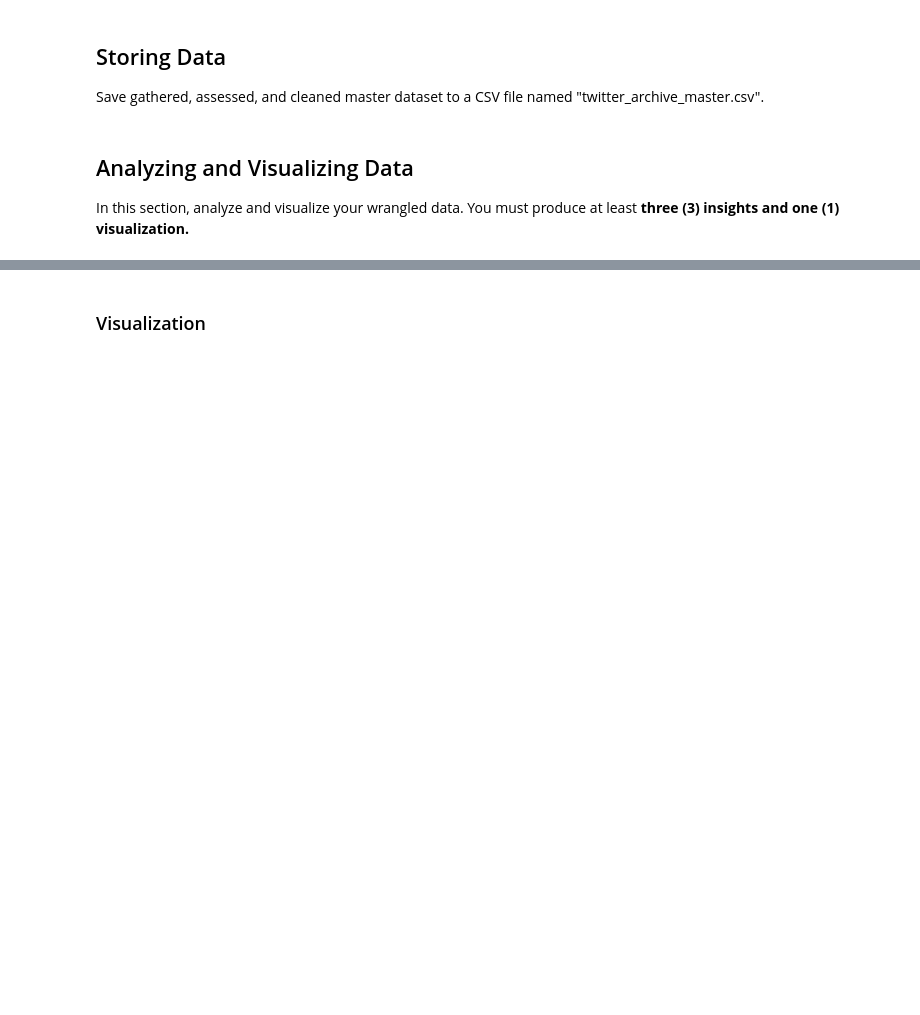
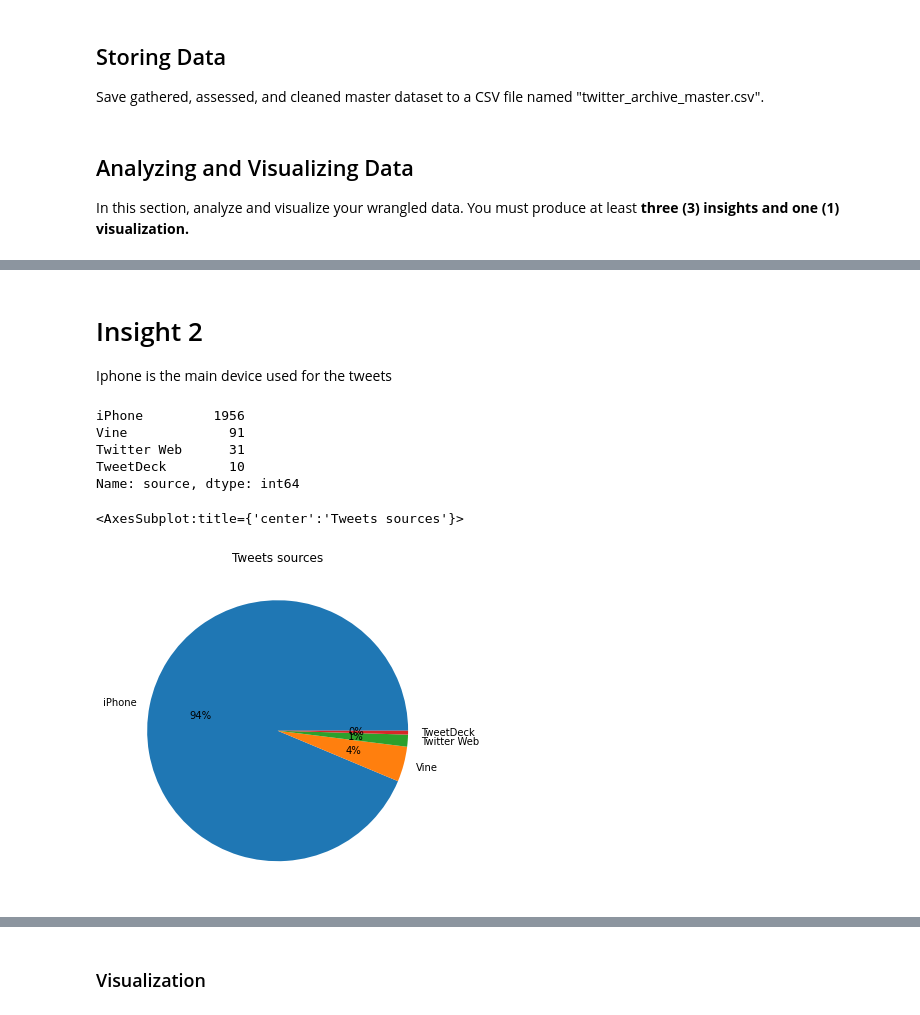
Before and after one commit to alabamustapha/WeRateDog, a Jupyter notebook: wrangle_act.ipynb, the cells around one changed output, grey strips where cells are left out. Saved outputs shown, nothing was run; the diff lists cells and outputs as text; code cells hidden in the pictures; blank space fills up the shorter version.

```diff
--- a/wrangle_act.ipynb
+++ b/wrangle_act.ipynb
@@ -160,0 +519,3 @@ In this section, clean **all** of the issues you documented while assessing.
+# %%
+tweet_archive_clean.loc[tweet_archive_clean.tweet_id == 682962037429899265, 'rating_numerator'] = 10
+tweet_archive_clean.loc[tweet_archive_clean.tweet_id == 682962037429899265, 'rating_denominator'] = 10
@@ -160,0 +539,3 @@ In this section, clean **all** of the issues you documented while assessing.
+# %%
+tweet_archive_clean.loc[tweet_archive_clean.tweet_id == 666287406224695296, 'rating_numerator'] = 9
+tweet_archive_clean.loc[tweet_archive_clean.tweet_id == 666287406224695296, 'rating_denominator'] = 10
@@ -160,0 +562,4 @@ In this section, clean **all** of the issues you documented while assessing.
+# %%
+tweet_archive_clean['dog_stage'] = tweet_archive_clean[['doggo', 'floofer', 'pupper', 'puppo']].astype(str).agg(lambda x: ','.join([stage for stage in x.values if stage != 'nan']), axis=1)
+tweet_archive_clean.loc[tweet_archive_clean.dog_stage == '', 'dog_stage'] = np.nan
+tweet_archive_clean.drop(columns=['doggo', 'floofer', 'pupper', 'puppo'], inplace=True)
@@ -160,0 +600,2 @@ In this section, clean **all** of the issues you documented while assessing.
+# %%
+tweet_archive_merged = tweet_archive_clean.merge(tweet_json_clean, on="tweet_id")
@@ -173,0 +651,19 @@ In this section, analyze and visualize your wrangled data. You must produce at l
+# %% [markdown]
+# Insight 2
+
+Iphone is the main device used for the tweets
+# %%
+print(tweet_archive_merged.source.value_counts())
+
+tweet_archive_merged.source.value_counts().plot.pie(title="Tweets sources", figsize=(11, 6), ylabel='', autopct='%.0f%%')
+
+
+# plt.pie(data, labels = labels, colors = colors, autopct='%.0f%%')
+# %% [output]
+iPhone         1956
+Vine             91
+Twitter Web      31
+TweetDeck        10
+Name: source, dtype: int64
+<AxesSubplot:title={'center':'Tweets sources'}>
+[figure, added]
```
Also changed, not shown: parts of 107 cells of this notebook, 4 other files.
